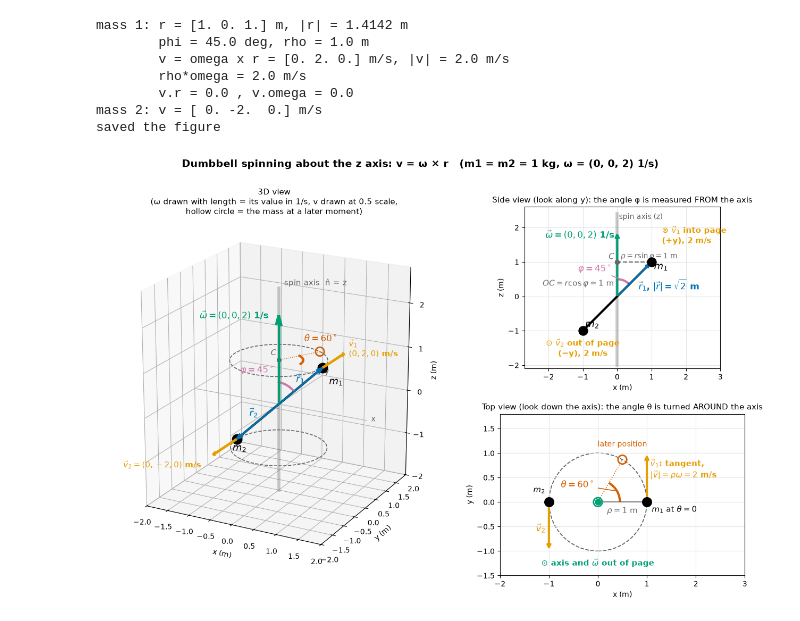
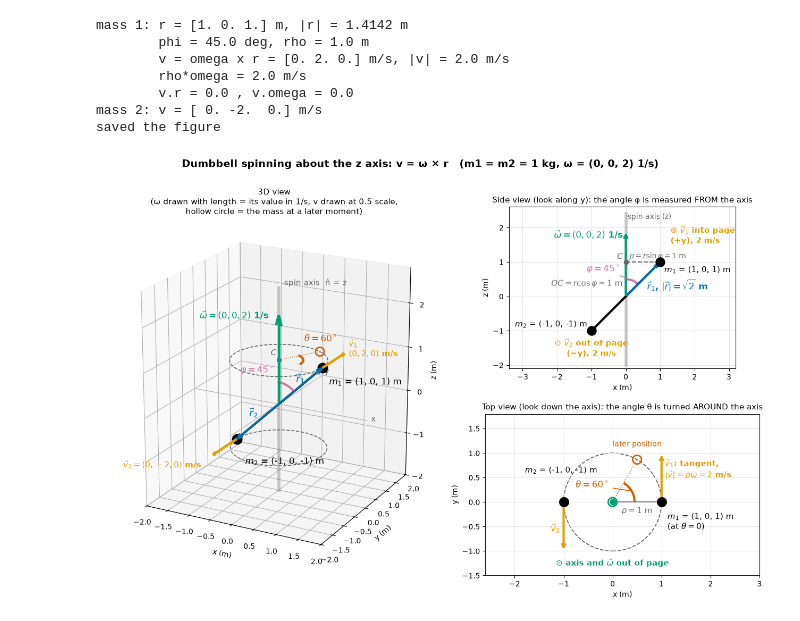
Before and after one commit to 57baek/sim2real-pendulum, a Jupyter notebook: study/ch1_modeling/src/dumbbell_problem.ipynb, the cells around one changed output. Cells and saved outputs as stored; diff of their text form; code cells hidden in the pictures.

```diff
--- a/study/ch1_modeling/src/dumbbell_problem.ipynb
+++ b/study/ch1_modeling/src/dumbbell_problem.ipynb
@@ -18,6 +18,7 @@ C_PHI = "#CC79A7"    # angle phi (from the axis)
 C_THETA = "#D55E00"  # angle theta (around the axis)
 C_GRAY = "#666666"
 C_LIGHT = "#BBBBBB"
+C_BLACK = "black"    # mass names and their coordinates
 
 # =============================================================================
 # STEP 1: Inputs (the dumbbell problem)
@@ -35,6 +36,15 @@ OMEGA = 2.0                                # 1/s
 OMEGA_VEC = OMEGA * N_HAT                  # 1/s
 THETA_SHOW = np.deg2rad(60.0)              # rad, a later moment, only for drawing theta
 V_SCALE = 0.5                              # v arrows are drawn at this scale (m/s -> plot units)
+
+
+def coord_str(p):
+    """'(x, y, z) m' text for a position; the + 0.0 turns -0.0 into 0."""
+    return "(" + ", ".join(f"{c + 0.0:g}" for c in p) + ") m"
+
+
+M1_TXT = r"$m_1$ = " + coord_str(P1)       # m1 name and coordinates
+M2_TXT = r"$m_2$ = " + coord_str(P2)       # m2 name and coordinates
 
 # =============================================================================
 # STEP 2: Geometry of mass 1 (and mass 2)
@@ -130,8 +140,8 @@ ax3.text(-0.15, -0.15, 1.95, r"$\vec\omega=(0,0,2)$ 1/s", color=C_W, fontsize=12
 ax3.plot([P1[0], P2[0]], [P1[1], P2[1]], [P1[2], P2[2]], color="black", lw=3)
 ax3.scatter(*P1, s=180, color="black", zorder=5)
 ax3.scatter(*P2, s=180, color="black", zorder=5)
-ax3.text(P1[0] + 0.15, P1[1], P1[2] - 0.35, r"$m_1$", fontsize=13)
-ax3.text(P2[0] - 0.1, P2[1], P2[2] - 0.3, r"$m_2$", fontsize=13)
+ax3.text(P1[0] + 0.15, P1[1], P1[2] - 0.35, M1_TXT, fontsize=12, color=C_BLACK)
+ax3.text(P2[0] + 0.2, P2[1], P2[2] - 0.55, M2_TXT, fontsize=12, color=C_BLACK, ha="left")
 # circles traced by each mass
 for C, e1, e2, rho in ((C1, e1_1, e2_1, rho1), (C2, e1_2, e2_2, rho2)):
     pts = circle3d(C, e1, e2, rho)
@@ -209,9 +219,10 @@ ax.text(P1[0] + 0.3, P1[2] + 0.55, r"$\otimes$ $\vec v_1$ into page" + "\n" + r"
         color=C_V, fontsize=11, fontweight="bold")
 ax.text(P2[0], P2[2] - 0.2, r"$\odot$ $\vec v_2$ out of page" + "\n" + r"(−y), 2 m/s",
         color=C_V, fontsize=11, fontweight="bold", ha="center", va="top")
-ax.text(P1[0] + 0.07, P1[2] - 0.22, r"$m_1$", fontsize=13)
-ax.text(P2[0] + 0.07, P2[2] + 0.1, r"$m_2$", fontsize=13)
-ax.set_xlim(-2.7, 3.0)
+# mass names with coordinates (black)
+ax.text(P1[0] + 0.12, P1[2] - 0.3, M1_TXT, fontsize=11, color=C_BLACK)
+ax.text(P2[0] - 0.12, P2[2] + 0.12, M2_TXT, fontsize=11, color=C_BLACK, ha="right")
+ax.set_xlim(-3.4, 3.2)
 ax.set_ylim(-2.1, 2.6)
 ax.set_aspect("equal")
 ax.set_xlabel("x (m)")
@@ -243,13 +254,14 @@ ax.annotate("", xy=(p1_xy[0], p1_xy[1] + V_SCALE * v1[1]), xytext=p1_xy,
             arrowprops=dict(arrowstyle="-|>", color=C_V, lw=3))
 ax.text(p1_xy[0] + 0.07, p1_xy[1] + 0.5, r"$\vec v_1$: tangent," + "\n" + r"$|\vec v|=\rho\omega=2$ m/s",
         color=C_V, fontsize=11, fontweight="bold")
-ax.text(p1_xy[0] + 0.1, p1_xy[1] - 0.2, r"$m_1$ at $\theta=0$", fontsize=11)
+ax.text(p1_xy[0] + 0.12, p1_xy[1] - 0.2, M1_TXT + "\n" + r"(at $\theta=0$)",
+        fontsize=11, color=C_BLACK, va="top")
 # mass 2 (same circle seen from above, other side)
 p2_xy = P2[:2]
 ax.scatter(*p2_xy, s=160, color="black", zorder=5)
 ax.annotate("", xy=(p2_xy[0], p2_xy[1] + V_SCALE * v2[1]), xytext=p2_xy,
             arrowprops=dict(arrowstyle="-|>", color=C_V, lw=3))
-ax.text(p2_xy[0] - 0.07, p2_xy[1] + 0.2, r"$m_2$", fontsize=11, ha="right")
+ax.text(p2_xy[0] - 0.05, p2_xy[1] + 0.6, M2_TXT, fontsize=11, color=C_BLACK, ha="center")
 ax.text(p2_xy[0] - 0.07, p2_xy[1] - 0.6, r"$\vec v_2$", color=C_V, fontsize=12, fontweight="bold", ha="right")
 # theta arc and later position
 g_xy = rho1 * np.array([np.cos(THETA_SHOW), np.sin(THETA_SHOW)])
@@ -258,32 +270,32 @@ ax.add_patch(Arc((0, 0), 0.9, 0.9, theta1=0, theta2=np.degrees(THETA_SHOW), colo
 ax.annotate(r"$\theta=60^\circ$", xy=(0.39, 0.225), xytext=(-0.05, 0.3),
             color=C_THETA, fontsize=12, fontweight="bold", ha="right",
             arrowprops=dict(arrowstyle="-", color=C_THETA, lw=1.2))
 ax.scatter(*g_xy, s=140, facecolors="none", edgecolors=C_THETA, linewidths=2, zorder=5)
 ax.text(0.5, 1.1, "later position", color=C_THETA, fontsize=10, ha="center", va="bottom")
-ax.set_xlim(-2.0, 3.0)
+ax.set_xlim(-2.6, 3.0)
 ax.set_ylim(-1.5, 1.8)
 ax.set_aspect("equal")
 ax.set_xlabel("x (m)")
 ax.set_ylabel("y (m)")
 ax.set_title("Top view (look down the axis): the angle θ is turned AROUND the axis", fontsize=11)
 ax.grid(True, color="#E5E5E5")
 
 # =============================================================================
 # STEP 8: Save and show
 # What we have:  the finished figure
 # What we want:  a PNG in ./result with a timestamp
 # Why:           keep every run
 # =============================================================================
 filename = os.path.join(RESULT_DIR, f"dumbbell_velocity_{TIMESTAMP}.png")
 fig.savefig(filename, dpi=150, bbox_inches="tight")
 print("saved the figure")
 plt.show()
 # %% [output]
 mass 1: r = [1. 0. 1.] m, |r| = 1.4142 m
         phi = 45.0 deg, rho = 1.0 m
         v = omega x r = [0. 2. 0.] m/s, |v| = 2.0 m/s
         rho*omega = 2.0 m/s
         v.r = 0.0 , v.omega = 0.0
 mass 2: v = [ 0. -2.  0.] m/s
 saved the figure
-[figure, old version]
+[figure, new version]
```
Also changed, not shown: 9 other files.
